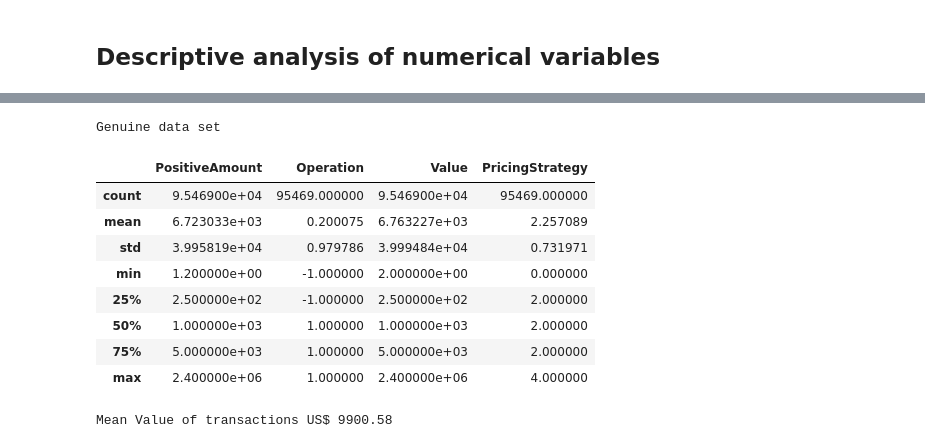
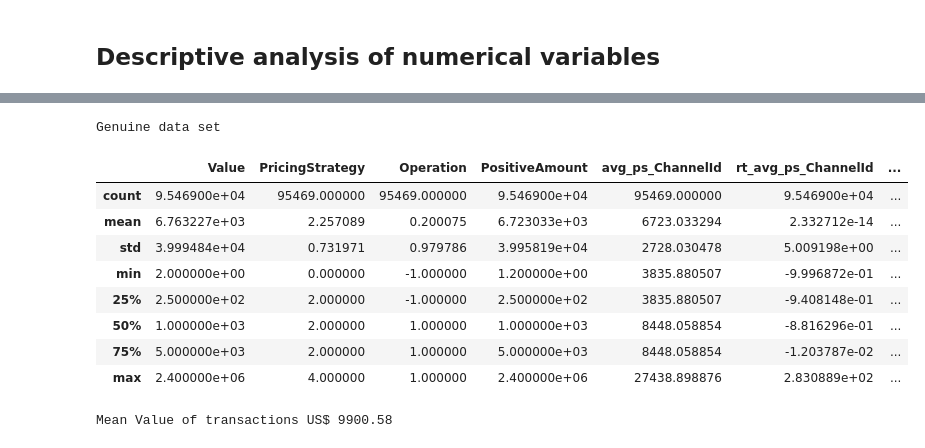
Before and after one commit to fernandojunior/financial-fraud-detection, a Jupyter notebook: src/Fraud_Detection_Xente.ipynb, the cells around one changed output, grey strips where cells are left out. Saved outputs shown, nothing was run; the diff lists cells and outputs as text; code cells hidden in the pictures.

```diff
--- a/src/Fraud_Detection_Xente.ipynb
+++ b/src/Fraud_Detection_Xente.ipynb
@@ -328,2 +327,6 @@ feature_cols = ['PositiveAmount','Operation','Value','PricingStrategy']
+# %%
+numerical_features = ['Value', 'PricingStrategy', 'Operation', 'PositiveAmount',
+                      'avg_ps_ChannelId', 'rt_avg_ps_ChannelId', 'avg_ps_ProductCategory',
+                      'rt_avg_ps_ProductCategory', 'avg_ps_ProductId', 'rt_avg_ps_ProductId']
 # %%
 print('Fraud data set')
@@ -342,17 +345,17 @@ Fraud data set
 # %%
 print('Genuine data set')
-fraud_data.select(feature_cols).filter(fraud_data['FraudResult'] == 0).toPandas().describe()
+fraud_data.select(numerical_features).filter(fraud_data['FraudResult'] == 0).toPandas().describe()
 # %% [output]
 Genuine data set
-|  | PositiveAmount | Operation | Value | PricingStrategy |
-| count | 9.546900e+04 | 95469.000000 | 9.546900e+04 | 95469.000000 |
-| mean | 6.723033e+03 | 0.200075 | 6.763227e+03 | 2.257089 |
-| std | 3.995819e+04 | 0.979786 | 3.999484e+04 | 0.731971 |
-| min | 1.200000e+00 | -1.000000 | 2.000000e+00 | 0.000000 |
-| 25% | 2.500000e+02 | -1.000000 | 2.500000e+02 | 2.000000 |
-| 50% | 1.000000e+03 | 1.000000 | 1.000000e+03 | 2.000000 |
-| 75% | 5.000000e+03 | 1.000000 | 5.000000e+03 | 2.000000 |
-| max | 2.400000e+06 | 1.000000 | 2.400000e+06 | 4.000000 |
+|  | Value | PricingStrategy | Operation | PositiveAmount | avg_ps_ChannelId | rt_avg_ps_ChannelId | ... |
+| count | 9.546900e+04 | 95469.000000 | 95469.000000 | 9.546900e+04 | 95469.000000 | 9.546900e+04 | ... |
+| mean | 6.763227e+03 | 2.257089 | 0.200075 | 6.723033e+03 | 6723.033294 | 2.332712e-14 | ... |
+| std | 3.999484e+04 | 0.731971 | 0.979786 | 3.995819e+04 | 2728.030478 | 5.009198e+00 | ... |
+| min | 2.000000e+00 | 0.000000 | -1.000000 | 1.200000e+00 | 3835.880507 | -9.996872e-01 | ... |
+| 25% | 2.500000e+02 | 2.000000 | -1.000000 | 2.500000e+02 | 3835.880507 | -9.408148e-01 | ... |
+| 50% | 1.000000e+03 | 2.000000 | 1.000000 | 1.000000e+03 | 8448.058854 | -8.816296e-01 | ... |
+| 75% | 5.000000e+03 | 2.000000 | 1.000000 | 5.000000e+03 | 8448.058854 | -1.203787e-02 | ... |
+| max | 2.400000e+06 | 4.000000 | 1.000000 | 2.400000e+06 | 27438.898876 | 2.830889e+02 | ... |
 # %%
 mean_value = fraud_data.select(mean(fraud_data['value'])).collect()[0][0]
 
```
Also changed, not shown: parts of 25 cells of this notebook.
